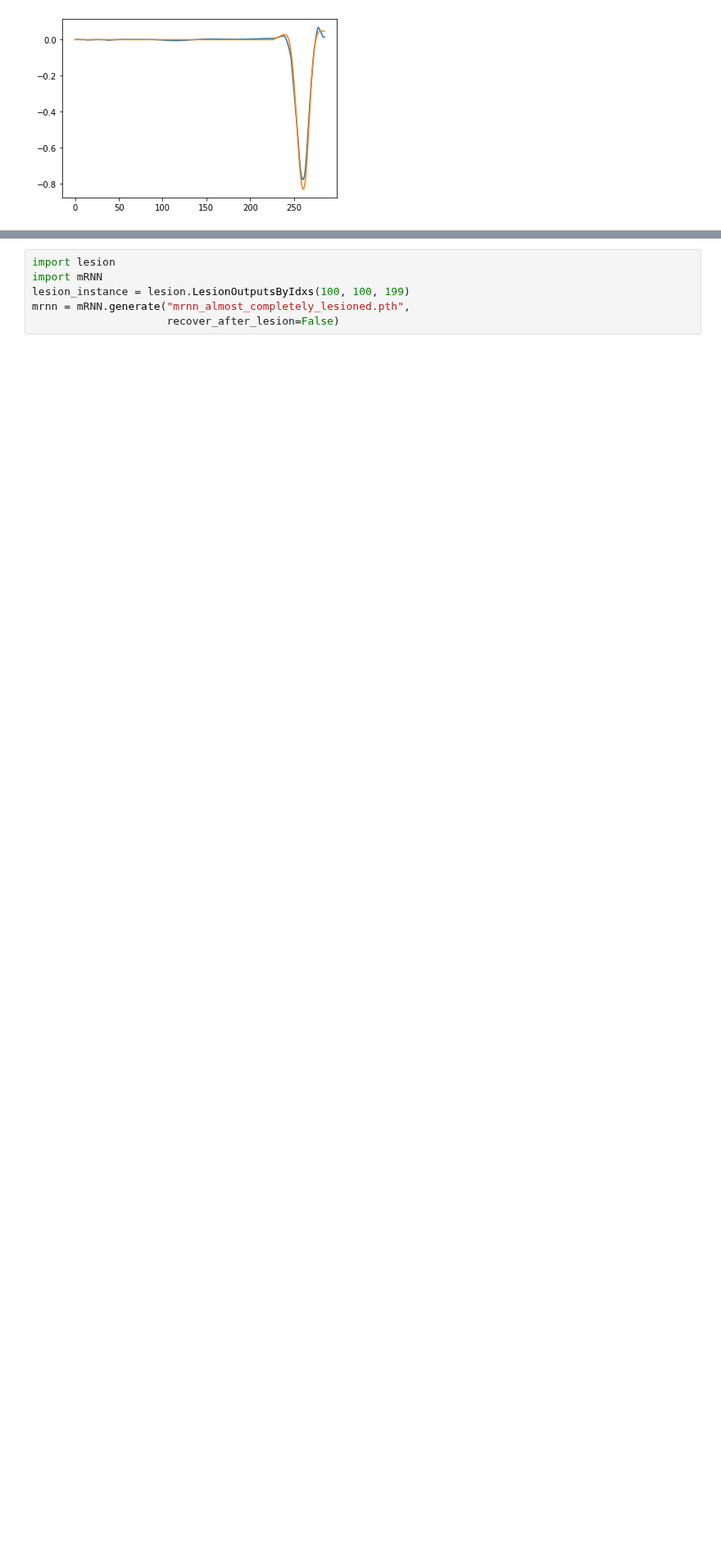
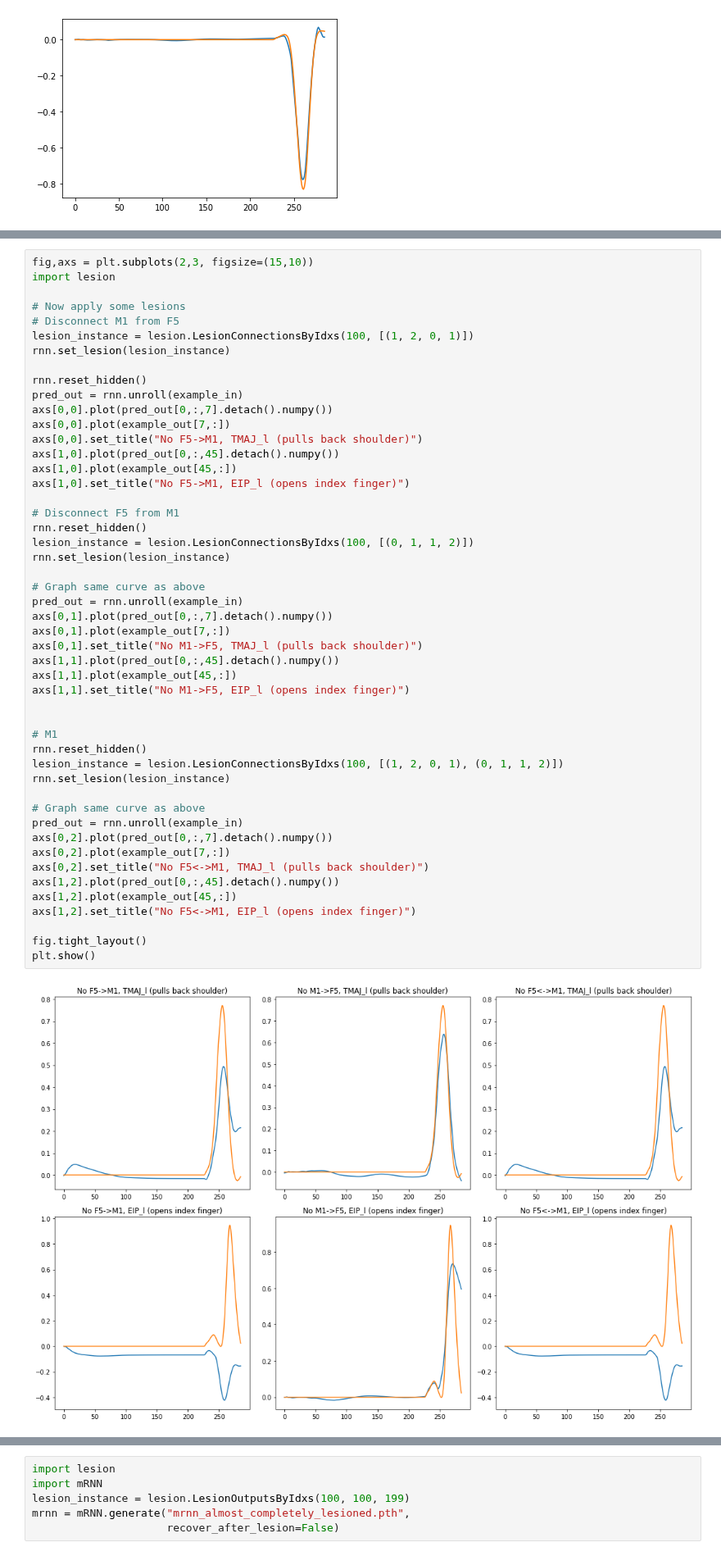
Before and after one commit to mmattb/coproc-poc, a Jupyter notebook: grasp-coproc.ipynb, the cells around one changed output, grey strips where cells are left out. Shown at 82% size. Drawn from its saved outputs; the diff is of its cells as text; blank space fills up the shorter version.

Commit message:
Add connection drop lesion type

```diff
--- a/grasp-coproc.ipynb
+++ b/grasp-coproc.ipynb
@@ -153,6 +193,57 @@ fig.tight_layout()
 plt.show()
 # %% [output]
 [figure]
+# %%
+fig,axs = plt.subplots(2,3, figsize=(15,10))
+import lesion
+
+# Now apply some lesions
+# Disconnect M1 from F5
+lesion_instance = lesion.LesionConnectionsByIdxs(100, [(1, 2, 0, 1)])
+rnn.set_lesion(lesion_instance)
+
+rnn.reset_hidden()
+pred_out = rnn.unroll(example_in)
+axs[0,0].plot(pred_out[0,:,7].detach().numpy())
+axs[0,0].plot(example_out[7,:])
+axs[0,0].set_title("No F5->M1, TMAJ_l (pulls back shoulder)")
+axs[1,0].plot(pred_out[0,:,45].detach().numpy())
+axs[1,0].plot(example_out[45,:])
+axs[1,0].set_title("No F5->M1, EIP_l (opens index finger)")
+
+# Disconnect F5 from M1
+rnn.reset_hidden()
+lesion_instance = lesion.LesionConnectionsByIdxs(100, [(0, 1, 1, 2)])
+rnn.set_lesion(lesion_instance)
+
+# Graph same curve as above
+pred_out = rnn.unroll(example_in)
+axs[0,1].plot(pred_out[0,:,7].detach().numpy())
+axs[0,1].plot(example_out[7,:])
+axs[0,1].set_title("No M1->F5, TMAJ_l (pulls back shoulder)")
+axs[1,1].plot(pred_out[0,:,45].detach().numpy())
+axs[1,1].plot(example_out[45,:])
+axs[1,1].set_title("No M1->F5, EIP_l (opens index finger)")
+
+
+# M1
+rnn.reset_hidden()
+lesion_instance = lesion.LesionConnectionsByIdxs(100, [(1, 2, 0, 1), (0, 1, 1, 2)])
+rnn.set_lesion(lesion_instance)
+
+# Graph same curve as above
+pred_out = rnn.unroll(example_in)
+axs[0,2].plot(pred_out[0,:,7].detach().numpy())
+axs[0,2].plot(example_out[7,:])
+axs[0,2].set_title("No F5<->M1, TMAJ_l (pulls back shoulder)")
+axs[1,2].plot(pred_out[0,:,45].detach().numpy())
+axs[1,2].plot(example_out[45,:])
+axs[1,2].set_title("No F5<->M1, EIP_l (opens index finger)")
+
+fig.tight_layout()
+plt.show()
+# %% [output]
+[figure, added]
 # %%
 # Stimulation
 import utils
```
Also changed, not shown: parts of 3 cells of this notebook, 4 other files.
